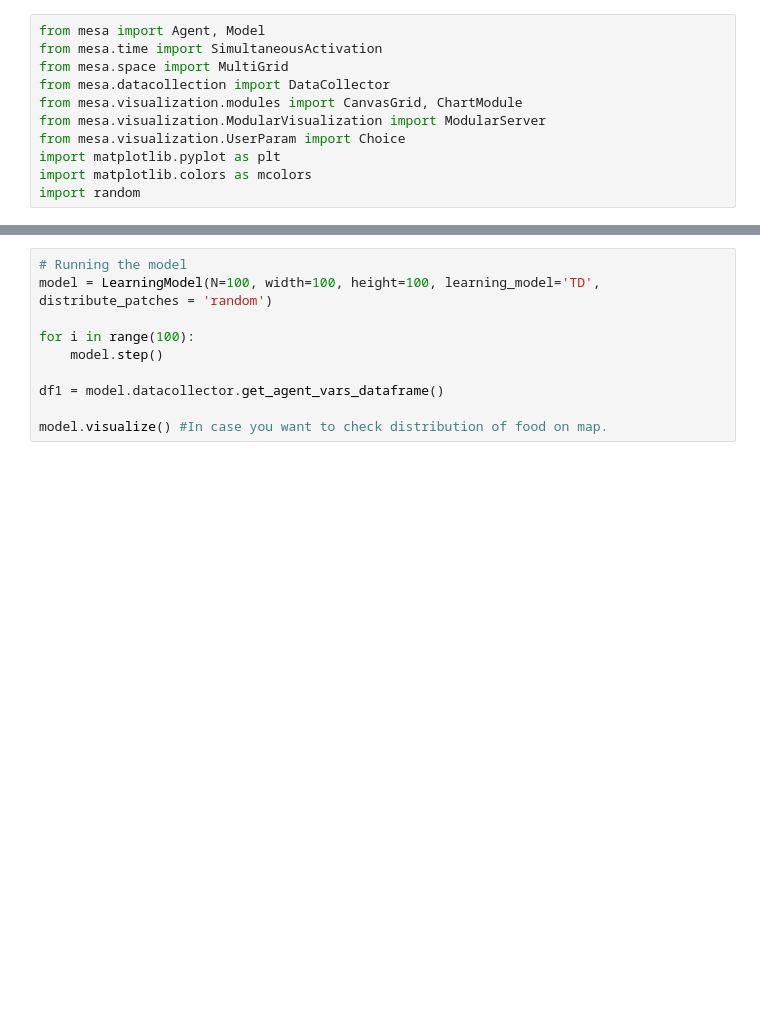
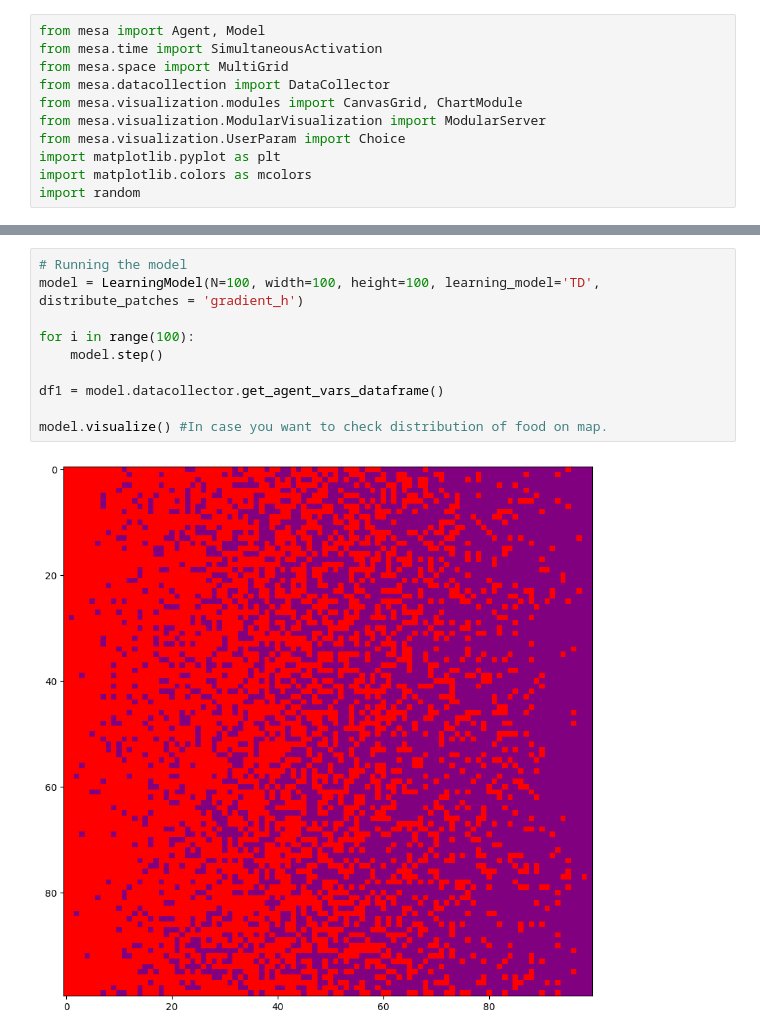
Before and after one commit to Kajijoo/abm, a Jupyter notebook: abm.ipynb, the cells around one changed output, grey strips where cells are left out. Saved outputs shown, nothing was run; the diff lists cells and outputs as text; blank space fills up the shorter version.

```diff
--- a/abm.ipynb
+++ b/abm.ipynb
@@ -165,14 +192,16 @@ class LearningModel(Model):
         plt.show()
 # %%
 # Running the model
-model = LearningModel(N=100, width=100, height=100, learning_model='TD', distribute_patches = 'random')
+model = LearningModel(N=100, width=100, height=100, learning_model='TD', distribute_patches = 'gradient_h')
 
 for i in range(100):
     model.step()
 
 df1 = model.datacollector.get_agent_vars_dataframe()
 
 model.visualize() #In case you want to check distribution of food on map.
+# %% [output]
+[figure, added]
 # %%
 import seaborn as sns
 import pandas as pd
```
Also changed, not shown: parts of 3 cells of this notebook.
